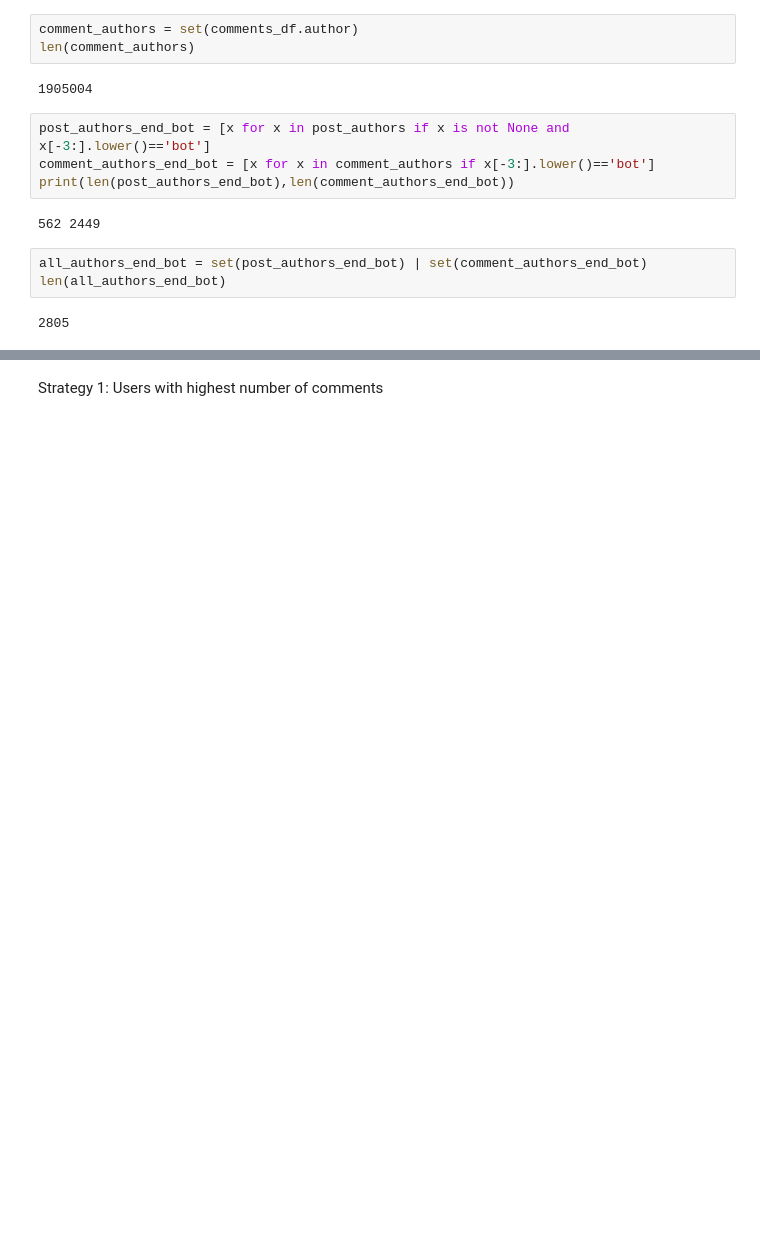
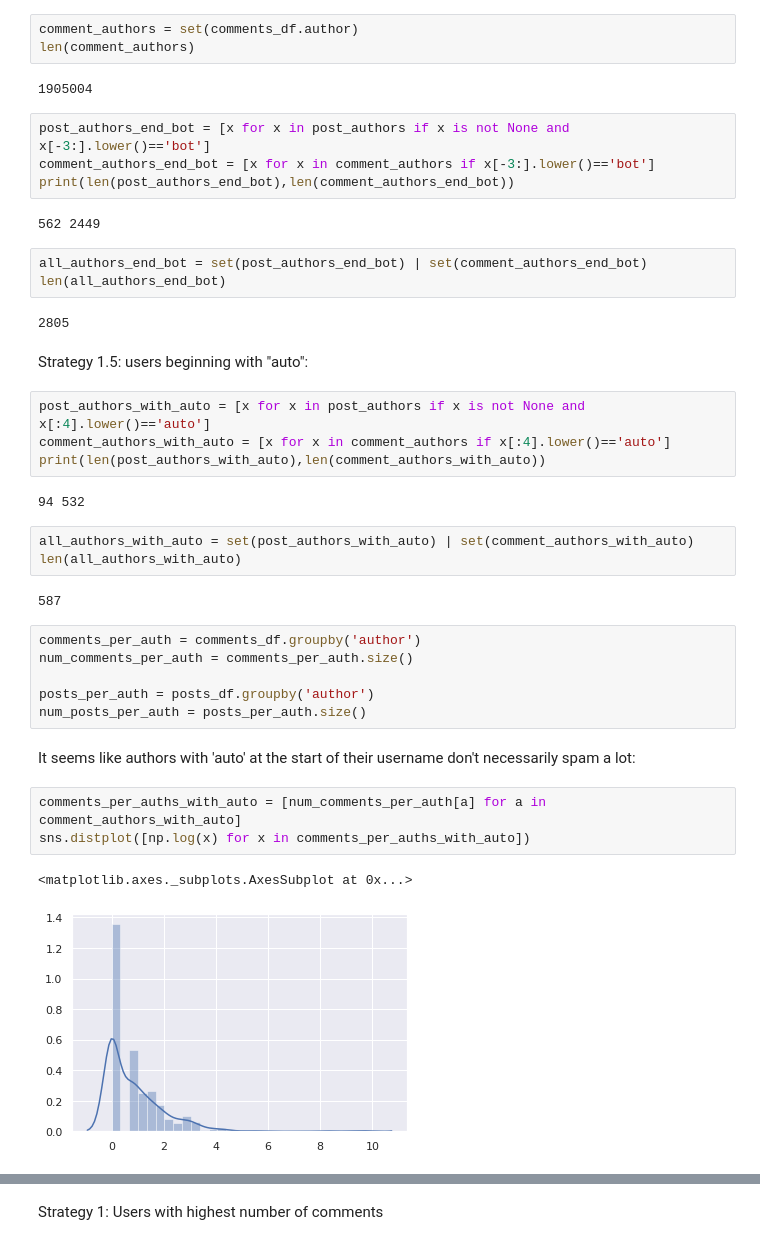
Before and after one commit to yiweiluo/Green-American-Lexicon, a Jupyter notebook: 1_data_collection/reddit/filter_bots.ipynb, the cells around one changed output, grey strips where cells are left out. Cells and saved outputs as stored; diff of their text form; blank space fills up the shorter version.

Commit message:
experiment with using 'auto' as bot filter (result: ineffective); update log odds notebook with filtering step of removing top commenters

```diff
--- a/1_data_collection/reddit/filter_bots.ipynb
+++ b/1_data_collection/reddit/filter_bots.ipynb
@@ -54,3 +54,30 @@ all_authors_end_bot = set(post_authors_end_bot) | set(comment_authors_end_bot)
 len(all_authors_end_bot)
 # %% [output]
 2805
+# %% [markdown]
+Strategy 1.5: users beginning with "auto":
+# %%
+post_authors_with_auto = [x for x in post_authors if x is not None and x[:4].lower()=='auto']
+comment_authors_with_auto = [x for x in comment_authors if x[:4].lower()=='auto']
+print(len(post_authors_with_auto),len(comment_authors_with_auto))
+# %% [output]
+94 532
+# %%
+all_authors_with_auto = set(post_authors_with_auto) | set(comment_authors_with_auto)
+len(all_authors_with_auto)
+# %% [output]
+587
+# %%
+comments_per_auth = comments_df.groupby('author')
+num_comments_per_auth = comments_per_auth.size()
+
+posts_per_auth = posts_df.groupby('author')
+num_posts_per_auth = posts_per_auth.size()
+# %% [markdown]
+It seems like authors with 'auto' at the start of their username don't necessarily spam a lot:
+# %%
+comments_per_auths_with_auto = [num_comments_per_auth[a] for a in comment_authors_with_auto]
+sns.distplot([np.log(x) for x in comments_per_auths_with_auto])
+# %% [output]
+<matplotlib.axes._subplots.AxesSubplot at 0x...>
+[figure, added]
```
Also changed, not shown: parts of 3 cells of this notebook, 1 other file.
